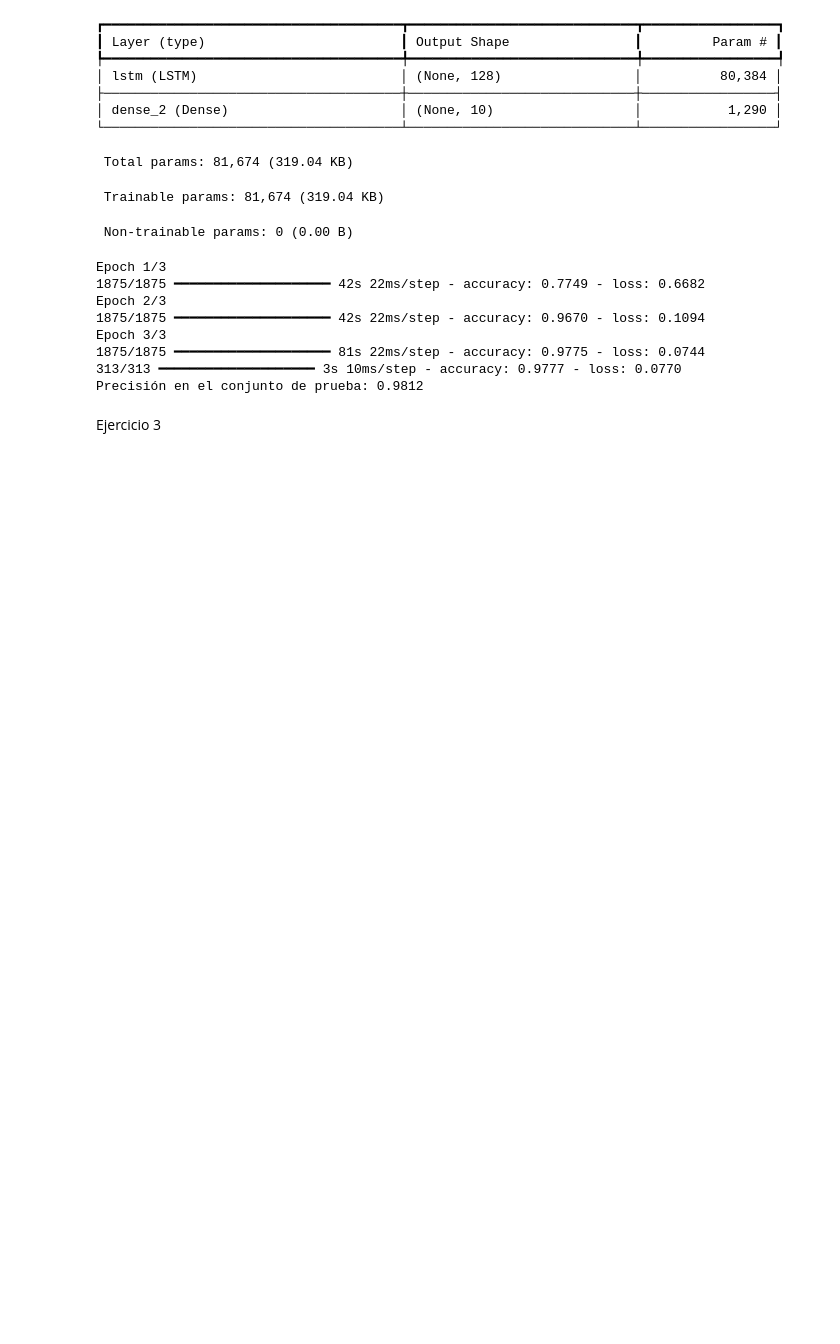
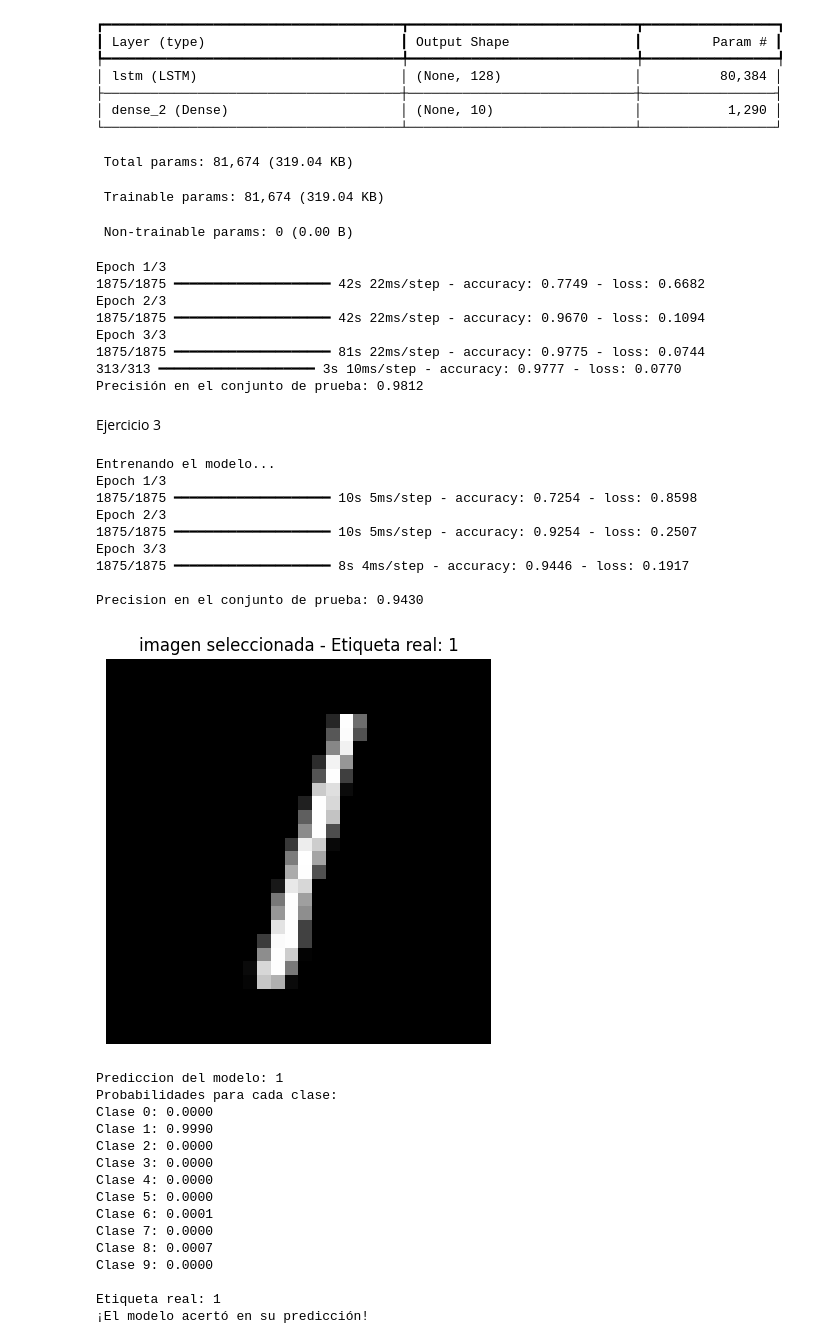
Before and after one commit to DanielFHurtado/RedNeuronal, a Jupyter notebook: Parcial1_Daniel_Felipe_Hurtado.ipynb, the cells around one changed output. Cells and saved outputs as stored; diff of their text form; code cells hidden in the pictures; blank space fills up the shorter version.

```diff
--- a/Parcial1_Daniel_Felipe_Hurtado.ipynb
+++ b/Parcial1_Daniel_Felipe_Hurtado.ipynb
@@ -140,9 +140,34 @@ x_train = x_train / 255.0
 x_test = x_test / 255.0
 
 # Crear un modelo con memoria simple (simpleRNN)
-model = models.sequential([
-    layers.input
+model = models.Sequential([
+    layers.Input(shape=(28, 28)), # 28 pasos de tiempo (filas), 28 caracteristicas (pixeles por fila)
+    layers.SimpleRNN(64), # Capa SimpleRNN con 64 unidades
+    layers.Dense(10, activation='softmax') # Capa de salida con 10 clases
 ])
+
+# Compilar el modelo
+model.compile(optimizer='adam',
+              loss='sparse_categorical_crossentropy',
+              metrics=['accuracy'])
+
+# Entrenar el modelo
+print("Entrenando el modelo...")
+model.fit(x_train, y_train, epochs=3, verbose=1)
+
+# Evaluar el modelo en el conjunto de prueba
+test_loss, test_acc = model.evaluate(x_test, y_test, verbose=0)
+print(f"\nPrecision en el conjunto de prueba: {test_acc:.4f}")
+
+# Elegir el digito especifico que quieres predecir (0-9)
+digito_deseado = 1 #cambia este numero (0-9) para predecir el digito que quieras
+
+# Buscar una imagen en x_test que sea el digito deseado
+indice = None
+for i in range(len(x_test)):
+  if y_test[i] == digito_deseado:
+    indice = i
+    break
 
 if indice is not None:
   # Seleccionar la imagen y su tiqueta real
@@ -151,38 +176,64 @@ if indice is not None:
 
   # Mostrar la imagen seleccionada
   plt.figure(figsize=(5, 5))
-  plt.imshow(imagen_prueba. cmap='gray')
+  plt.imshow(imagen_prueba, cmap='gray')
   plt.title(f'imagen seleccionada - Etiqueta real: {etiqueta_real}')
   plt.axis('off')
   plt.show()
 
   #Realizar la predicción
   imagen_prueba_reshape = np.expand_dims(imagen_prueba, axis=0)
   prediccion = model.predict(imagen_prueba_reshape, verbose=0)
   digito_predicho = np.argmax(prediccion)
 
   # Mostrar la prediccion y probabilidades
   print(f"\nPrediccion del modelo: {digito_predicho}")
   print("Probabilidades para cada clase: ")
   for i, prob in enumerate(prediccion[0]):
     print(f"Clase {i}: {prob:.4f}")
 
   # Comparar el resultado con la etiqueta real
   print(f"\nEtiqueta real: {etiqueta_real}")
   if digito_predicho == etiqueta_real:
     print("¡El modelo acertó en su predicción!")
   else:
     print("El modelo falló en su predicción.")
 
   #Visualizacon final con prediccion y real
   plt.figure(figsize=(5, 5))
   plt.imshow(imagen_prueba, cmap='gray')
-  plt.text(2, , f'Pred: {digito_predicho}', color='red', fontisize012, weight='bold',
+  plt.text(2, 2, f'Pred: {digito_predicho}', color='red', fontsize=12, weight='bold',
            bbox=dict(facecolor='white', alpha=0.8))
-  plt.text(2, 25, f'Real: {etiqueta_real}', color='blue', fontisize=12, weight='bold',
+  plt.text(2, 25, f'Real: {etiqueta_real}', color='blue', fontsize=12, weight='bold',
            bbox=dict(facecolor='white', alpha=0.8))
   plt.axis('off')
   plt.show()
 
 else:
   print(f"No se encontró ninguna imagen con el digito {digito_deseado} en el conjunto de prueba.")
+# %% [output]
+Entrenando el modelo...
+Epoch 1/3
+1875/1875 ━━━━━━━━━━━━━━━━━━━━ 10s 5ms/step - accuracy: 0.7254 - loss: 0.8598
+Epoch 2/3
+1875/1875 ━━━━━━━━━━━━━━━━━━━━ 10s 5ms/step - accuracy: 0.9254 - loss: 0.2507
+Epoch 3/3
+1875/1875 ━━━━━━━━━━━━━━━━━━━━ 8s 4ms/step - accuracy: 0.9446 - loss: 0.1917
+
+Precision en el conjunto de prueba: 0.9430
+[figure, added]
+Prediccion del modelo: 1
+Probabilidades para cada clase:
+Clase 0: 0.0000
+Clase 1: 0.9990
+Clase 2: 0.0000
+Clase 3: 0.0000
+Clase 4: 0.0000
+Clase 5: 0.0000
+Clase 6: 0.0001
+Clase 7: 0.0000
+Clase 8: 0.0007
+Clase 9: 0.0000
+
+Etiqueta real: 1
+¡El modelo acertó en su predicción!
```
Also changed, not shown: parts of 1 cell of this notebook.
